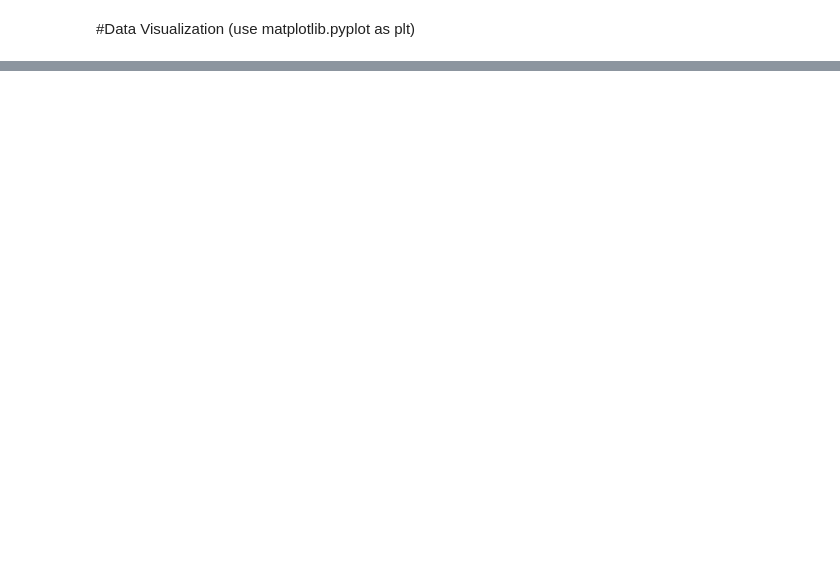
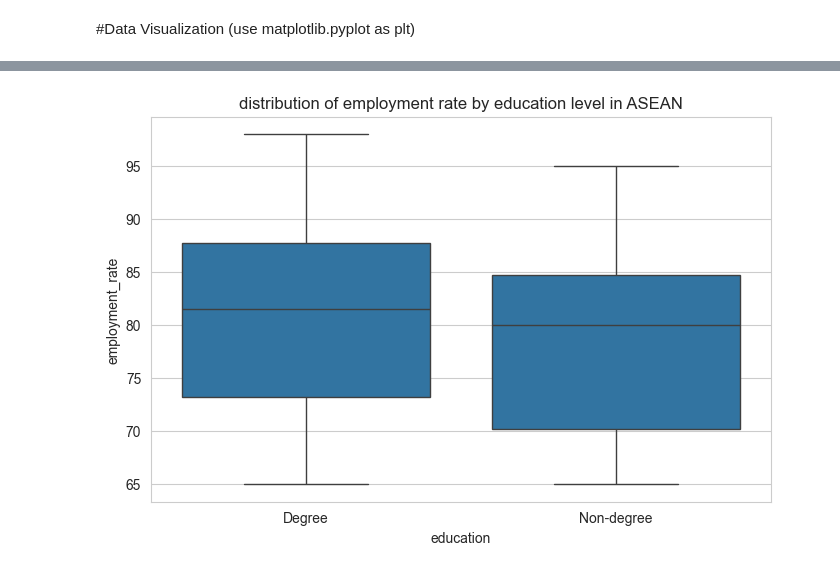
Before and after one commit to tay27890123/Tuto1, a Jupyter notebook: Practice github.ipynb, the cells around one changed output, grey strips where cells are left out. Cells and saved outputs as stored; diff of their text form; code cells hidden in the pictures; blank space fills up the shorter version.

```diff
--- a/Practice github.ipynb
+++ b/Practice github.ipynb
@@ -313,0 +368,13 @@ plt.show()
+# %%
+plt.figure(figsize=(8,5))
+
+sns.boxplot(
+    data=df,
+    x="education",
+    y="employment_rate"
+)
+
+plt.title("distribution of employment rate by education level in ASEAN")
+plt.show()
+# %% [output]
+[figure, added]
```
Also changed, not shown: parts of 15 cells of this notebook.
